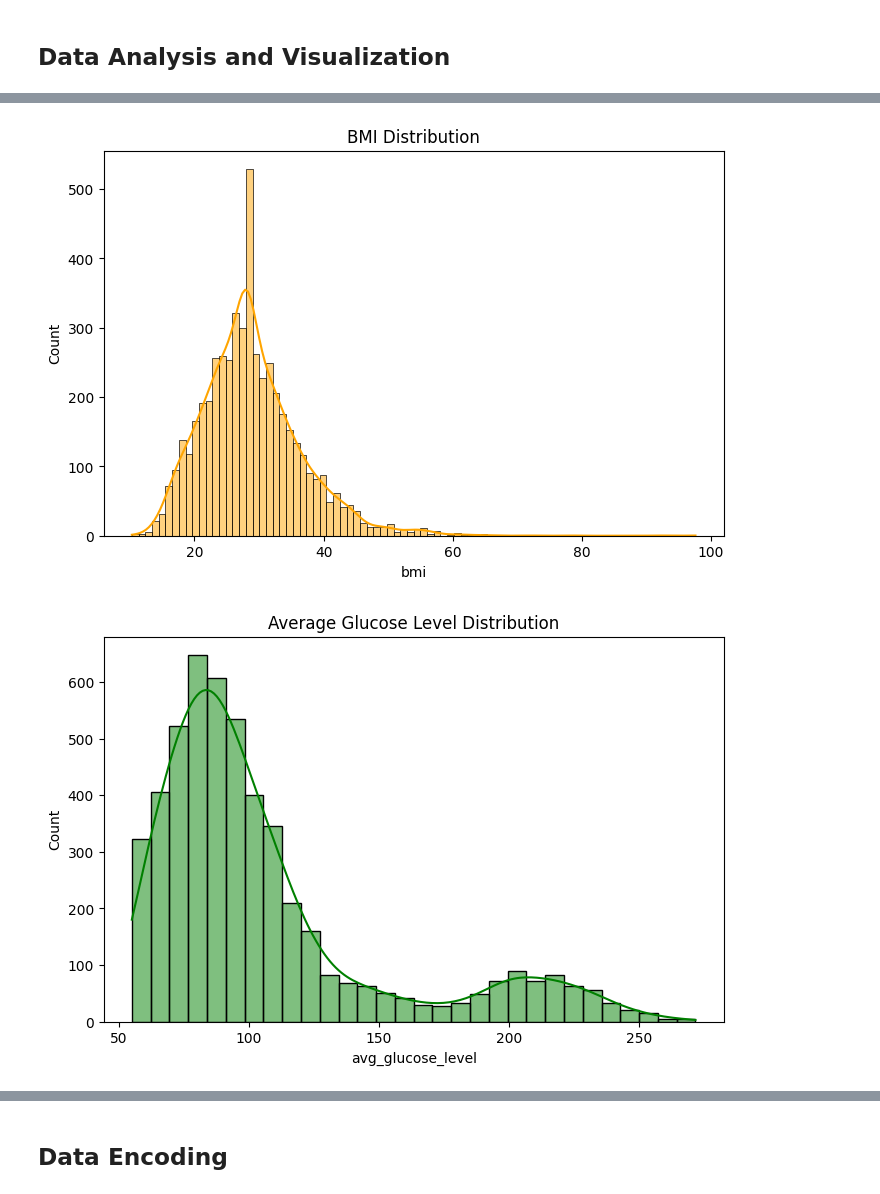
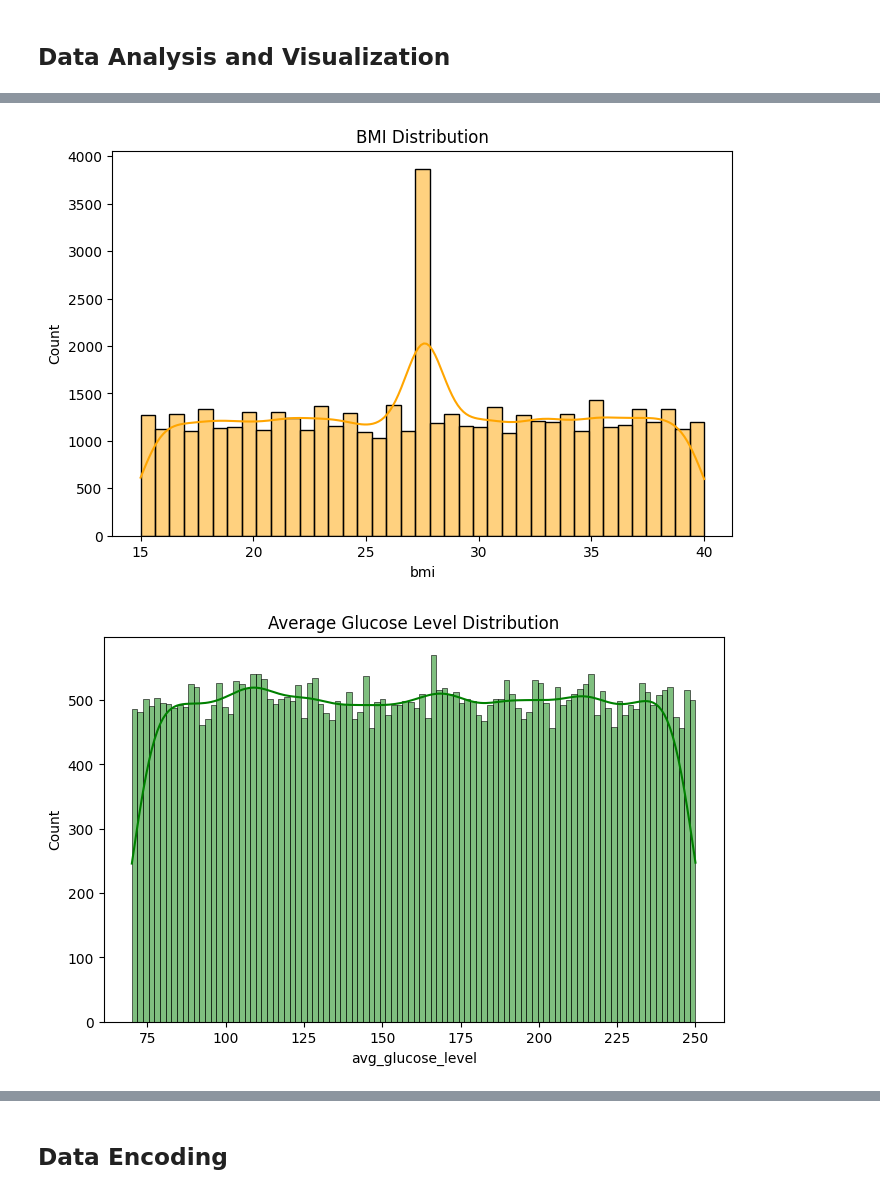
Before and after one commit to mohamedmamdouh22/ML, a Jupyter notebook: task1.ipynb, the cells around one changed output, grey strips where cells are left out. Drawn from its saved outputs; the diff is of its cells as text; code cells hidden in the pictures.

```diff
--- a/task1.ipynb
+++ b/task1.ipynb
@@ -2,7 +2,7 @@
 import numpy as np
 import pandas as pd
 # %%
-data = pd.read_csv('healthcare-dataset-stroke-data.csv')
+data = pd.read_csv('synthetic_stroke_data.csv')
 data.head()
 # %% [output]
 |  | id | gender | age | hypertension | heart_disease | ever_married | work_type | Residence_type | ... |
@@ -154,14 +154,14 @@ sns.histplot(data['bmi'].dropna(), kde=True, color='orange')
 plt.title("BMI Distribution")
 plt.show()
 # %% [output]
-[figure, old version]
+[figure, new version]
 # %%
 plt.figure(figsize=(8,5))
-sns.histplot(data['avg_glucose_level'], bins=30, kde=True, color='green')
+sns.histplot(data['avg_glucose_level'], bins=100, kde=True, color='green')
 plt.title("Average Glucose Level Distribution")
 plt.show()
 # %% [output]
-[figure, old version]
+[figure, new version]
 # %%
 sns.pairplot(data, hue='stroke', vars=['age','bmi','avg_glucose_level'], palette='Set2')
 plt.show();
```
Also changed, not shown: parts of 22 cells of this notebook, 1 other file.
